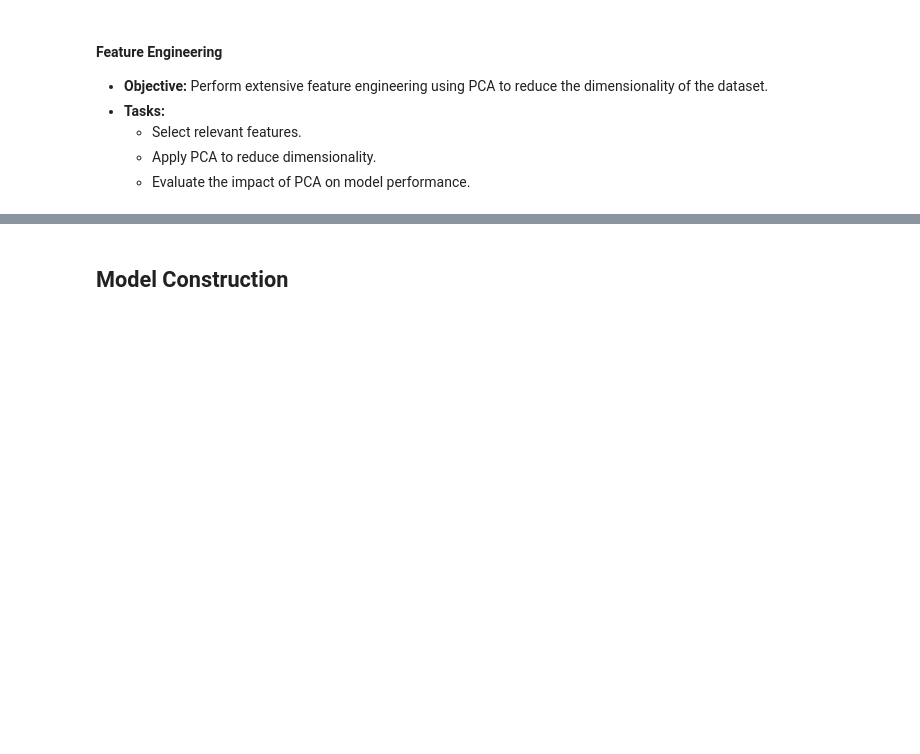
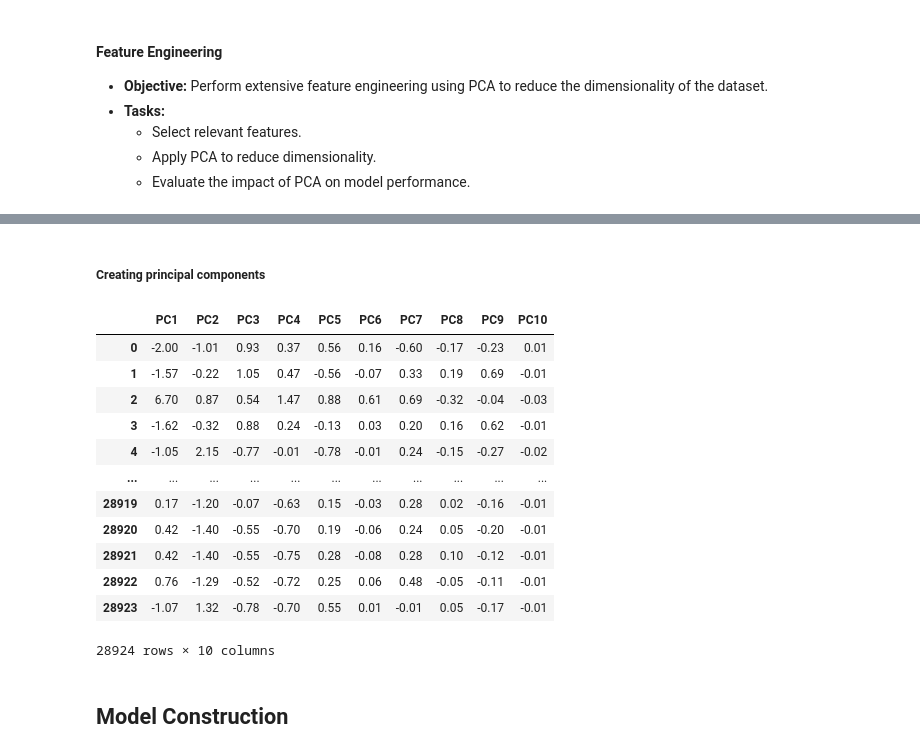
Before and after one commit to ikechukwuUE/steel-plate-defect, a Jupyter notebook: steel_defect_prediction.ipynb, the cells around one changed output, grey strips where cells are left out. Cells and saved outputs as stored; diff of their text form; code cells hidden in the pictures; blank space fills up the shorter version.

```diff
--- a/steel_defect_prediction.ipynb
+++ b/steel_defect_prediction.ipynb
@@ -724,3 +789,39 @@ Summary: dataset shows huge multicolinearity.
+# %% [markdown]
+##### Creating principal components
+# %%
+X = df_merged.copy()
+y = targets
+
+X = X.loc[:, top_10_feature_names]
+
+# standardize
+X_scaled = (X - X.mean(axis=0)) / X.std(axis=0)
+
+X_pca = apply_pca(X_scaled, 10)
+
+X_pca = pd.DataFrame(X_pca)
+
+X_pca.head()
+
+X_pca.columns = [f"PC{i+1}" for i in range(X_pca.shape[1])]
+
+X_pca
+# Apply PCA to reduce dimensionality
+# Evaluate the impact of PCA on model performance
+# %% [output]
+|  | PC1 | PC2 | PC3 | PC4 | PC5 | PC6 | PC7 | PC8 | PC9 | PC10 |
+| 0 | -2.00 | -1.01 | 0.93 | 0.37 | 0.56 | 0.16 | -0.60 | -0.17 | -0.23 | 0.01 |
+| 1 | -1.57 | -0.22 | 1.05 | 0.47 | -0.56 | -0.07 | 0.33 | 0.19 | 0.69 | -0.01 |
+| 2 | 6.70 | 0.87 | 0.54 | 1.47 | 0.88 | 0.61 | 0.69 | -0.32 | -0.04 | -0.03 |
+| 3 | -1.62 | -0.32 | 0.88 | 0.24 | -0.13 | 0.03 | 0.20 | 0.16 | 0.62 | -0.01 |
+| 4 | -1.05 | 2.15 | -0.77 | -0.01 | -0.78 | -0.01 | 0.24 | -0.15 | -0.27 | -0.02 |
+| ... | ... | ... | ... | ... | ... | ... | ... | ... | ... | ... |
+| 28919 | 0.17 | -1.20 | -0.07 | -0.63 | 0.15 | -0.03 | 0.28 | 0.02 | -0.16 | -0.01 |
+| 28920 | 0.42 | -1.40 | -0.55 | -0.70 | 0.19 | -0.06 | 0.24 | 0.05 | -0.20 | -0.01 |
+| 28921 | 0.42 | -1.40 | -0.55 | -0.75 | 0.28 | -0.08 | 0.28 | 0.10 | -0.12 | -0.01 |
+| 28922 | 0.76 | -1.29 | -0.52 | -0.72 | 0.25 | 0.06 | 0.48 | -0.05 | -0.11 | -0.01 |
+| 28923 | -1.07 | 1.32 | -0.78 | -0.70 | 0.55 | 0.01 | -0.01 | 0.05 | -0.17 | -0.01 |
+28924 rows × 10 columns
 # %% [markdown]
 ## Model Construction
 # %% [markdown]
```
Also changed, not shown: parts of 5 cells of this notebook.
